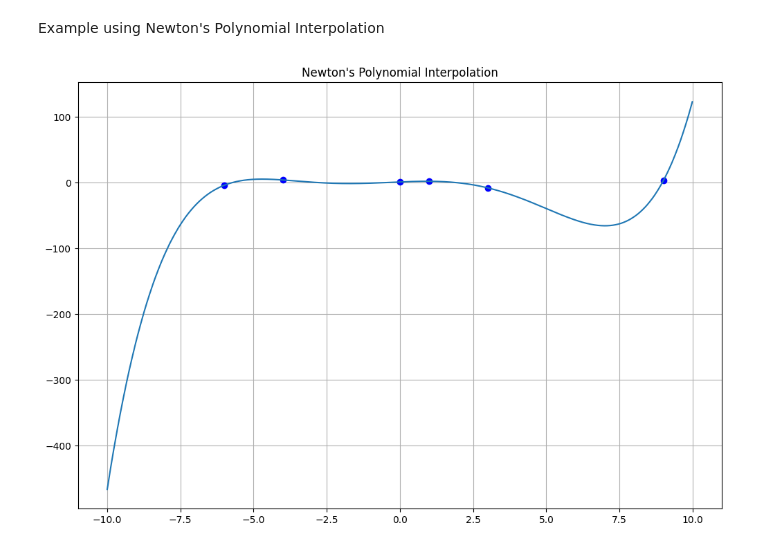
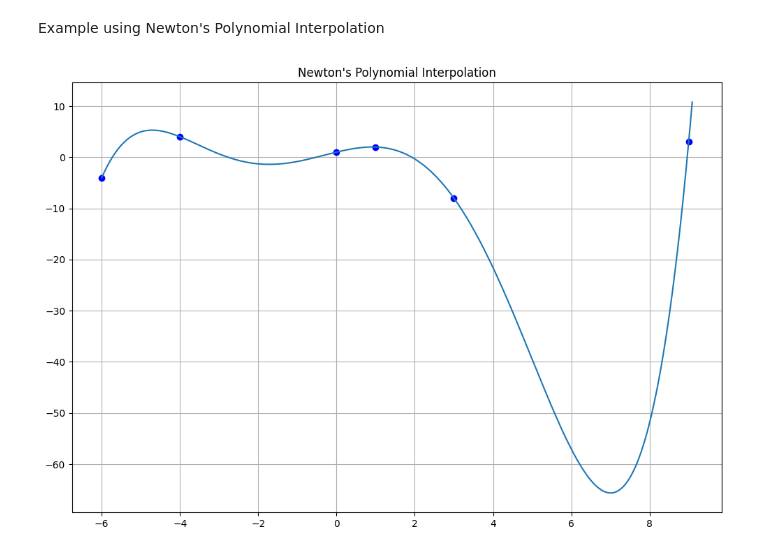
Before and after one commit to not-rudy/Applied-Computational-Methods, a Jupyter notebook: ModuleBa.ipynb, the cells around one changed output. Drawn from its saved outputs; the diff is of its cells as text; code cells hidden in the pictures.

```diff
--- a/ModuleBa.ipynb
+++ b/ModuleBa.ipynb
@@ -150,32 +150,32 @@ def divided_diff(x, y):
            (coef[i+1][j-1] - coef[i][j-1]) / (x[i+j]-x[i])
     return coef
 
 def newton_poly(coef, x_data, x):
     '''
     evaluate the newton polynomial at x
     '''
     n = len(x_data) - 1
     p = coef[n]
     for k in range(1,n+1):
         p = coef[n-k] + (x -x_data[n-k])*p
     return p
 
 
 x = np.array([-6, -4, 0, 1, 3, 9]) ; y = np.array([-4, 4, 1, 2, -8, 3])
 
 # Calculating coefficients via the divided difference
 
 a_s = divided_diff(x, y)[0, :]
 
 # evaluate on new data points
 
-x_new = np.arange(-10, 10, .01)
+x_new = np.arange(-6, 9.1, .01)
 y_new = newton_poly(a_s, x, x_new)
 
 plt.figure(figsize = (12, 8))
 plt.plot(x, y, 'bo')
 plt.plot(x_new, y_new)
 plt.title("Newton's Polynomial Interpolation") ; plt.grid()
 plt.show()
 # %% [output]
-[figure, old version]
+[figure, new version]
```
